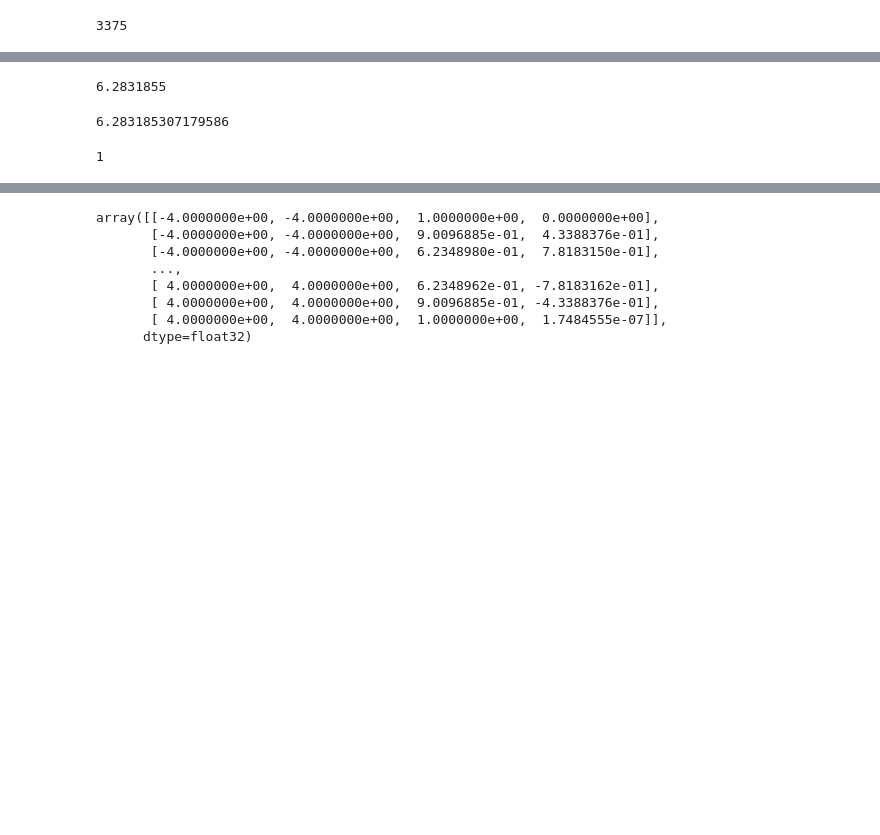
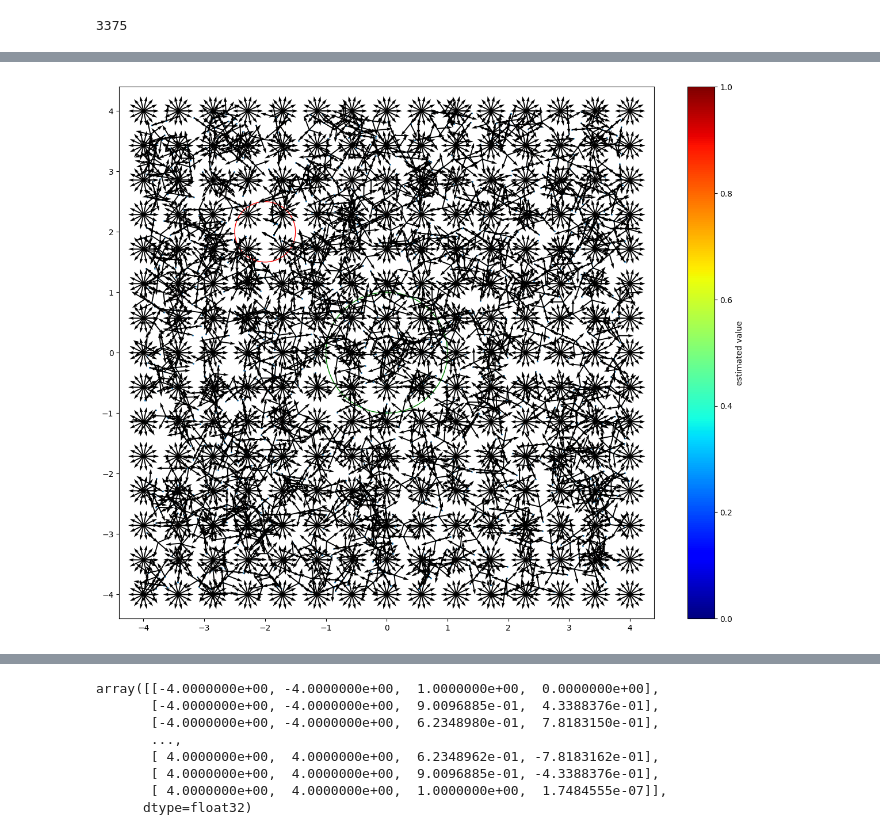
Before and after one commit to arjun-prakash/stackelberg-reach-avoid, a Jupyter notebook: gym_examples/src/cont_dubin.ipynb, the cells around one changed output, grey strips where cells are left out. Saved outputs shown, nothing was run; the diff lists cells and outputs as text; code cells hidden in the pictures; blank space fills up the shorter version.

```diff
--- a/gym_examples/src/cont_dubin.ipynb
+++ b/gym_examples/src/cont_dubin.ipynb
@@ -43,19 +43,23 @@ len(X_grid)
 # %% [output]
 3375
 # %%
-env = DubinsCarEnv()
-state = env.reset()
-X = []
-y = []
-for i in range(1000):
-    state = env.reset()
-    X.append(state)
-    for action in range(env.action_space.n):
-        next_state, reward, done, _ = env.step(state, action, update_env=False)
-        X.append(next_state)
 
 
-X = np.array(X)
+def uniform_samples(env, n):
+
+    state = env.reset()
+    X_rand = []
+    for i in range(1000):
+        state = env.reset()
+        X_rand.append(state)
+        for action in range(env.action_space.n):
+            next_state, reward, done, _ = env.step(state, action, update_env=False)
+            X_rand.append(next_state)
+    return np.array(X_rand)
+
+
+X = uniform_samples(env,1000)
+X_val = uniform_samples(env,2000)
 # %%
 X = np.vstack([X, X_grid])
 np.random.shuffle(X)
@@ -95,12 +121,4 @@ plt.savefig('env.png')
-# %%
-np.max(X[:,2])
-# %% [output]
-6.2831855
-# %%
-2*np.pi
-# %% [output]
-6.283185307179586
-# %%
-jax.local_device_count()
-# %% [output]
-1
+# %%
+plot_surface(X, env, None)
+# %% [output]
+[figure, added]
```
Also changed, not shown: parts of 19 cells of this notebook, 5 other files.
